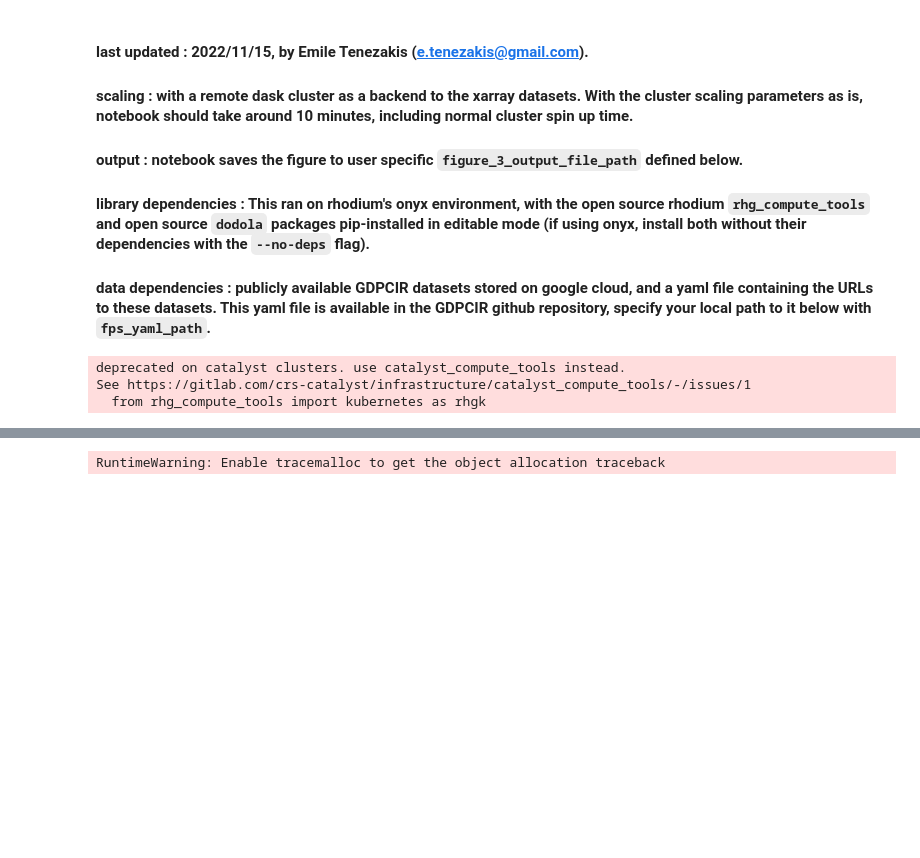
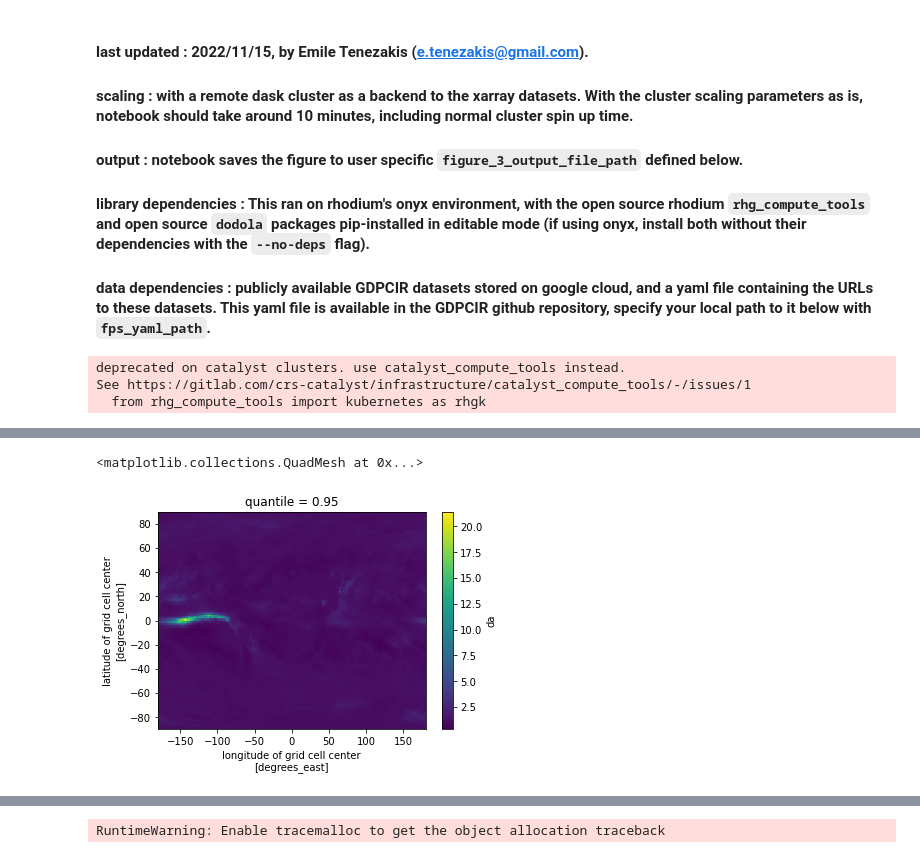
Before and after one commit to ClimateImpactLab/downscaleCMIP6, a Jupyter notebook: notebooks/paper_figures/precip_seasonal_quantile_trend.ipynb, the cells around one changed output, grey strips where cells are left out. Saved outputs shown, nothing was run; the diff lists cells and outputs as text; code cells hidden in the pictures; blank space fills up the shorter version.

```diff
--- a/notebooks/paper_figures/precip_seasonal_quantile_trend.ipynb
+++ b/notebooks/paper_figures/precip_seasonal_quantile_trend.ipynb
@@ -319,0 +321,5 @@ plt.savefig(figure_3_output_file_path, facecolor='white', bbox_inches='tight')
+# %%
+biascorrected_trend_regridded.plot()
+# %% [output]
+<matplotlib.collections.QuadMesh at 0x...>
+[figure, added]
```
Also changed, not shown: parts of 10 cells of this notebook.
